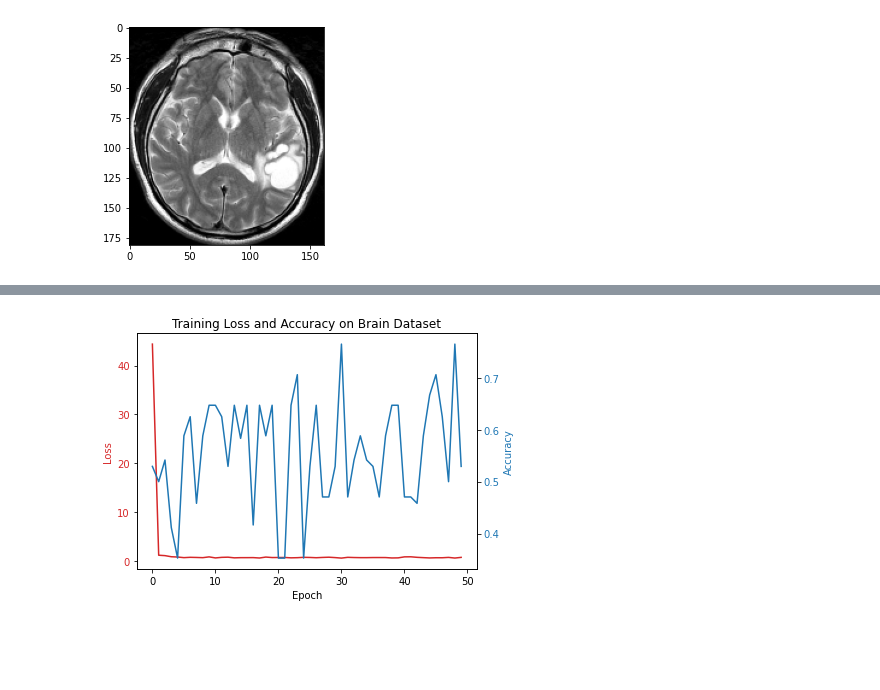
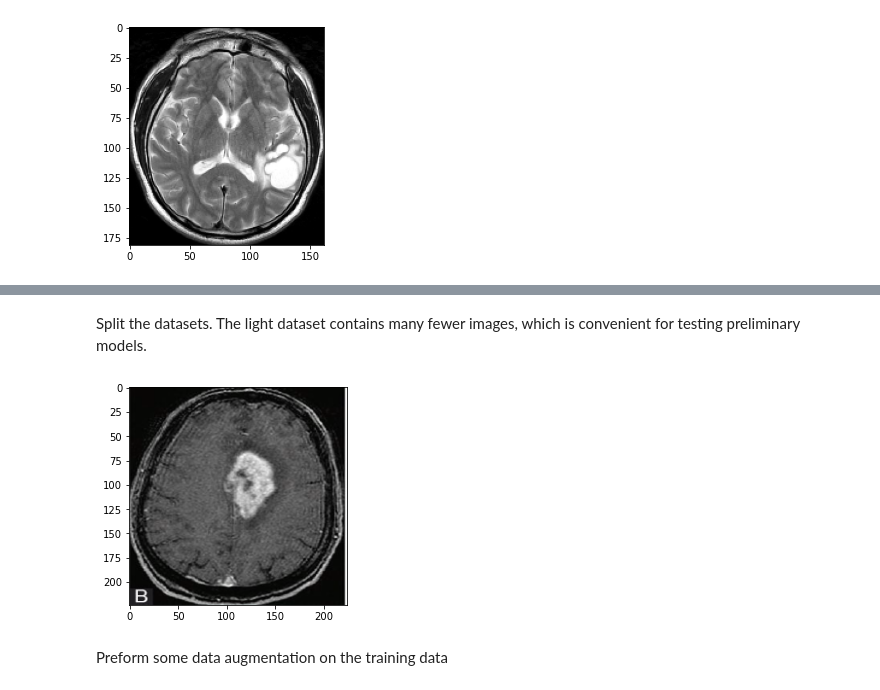
Before and after one commit to andrewharrop/Advanced-AI-Thesis, a Jupyter notebook: alt_main.ipynb, the cells around one changed output, grey strips where cells are left out. Cells and saved outputs as stored; diff of their text form; code cells hidden in the pictures; blank space fills up the shorter version.

```diff
--- a/alt_main.ipynb
+++ b/alt_main.ipynb
@@ -79,9 +83,11 @@ def crop_imgs(set_name, add_pixels_value=0):
 plot_image(dataset_1_tumor_images[4])
 dataset_1_tumor_images_proc = crop_imgs(dataset_1_tumor_images)
 dataset_1_normal_images_proc = crop_imgs(dataset_1_normal_images)
-dataset_2_tumor_image_proc = crop_imgs(dataset_2_tumor_images)
+dataset_2_tumor_images_proc = crop_imgs(dataset_2_tumor_images)
 dataset_2_normal_images_proc = crop_imgs(dataset_2_normal_images)
-plot_image(dataset_1_tumor_images_cropped[4])
+
+test_image = dataset_1_tumor_images_proc[4]
+plot_image(test_image)
 # %% [output]
 [figure]
 [figure]
@@ -99,3 +105,8 @@ def preprocess_imgs(set_name, img_size):
         )
         set_new.append(preprocess_input(img))
     return np.array(set_new)
+
+dataset_1_normal_images_proc = preprocess_imgs(dataset_1_normal_images_proc, (224, 224))
+dataset_1_tumor_images_proc = preprocess_imgs(dataset_1_tumor_images_proc, (224, 224))
+dataset_2_normal_images_proc = preprocess_imgs(dataset_2_normal_images_proc, (224, 224))
+dataset_2_tumor_images_proc = preprocess_imgs(dataset_2_tumor_images_proc, (224, 224))
@@ -146,4 +113,18 @@ Accuracy: 0.614035
-# %%
-plot_cnn_history(base_cnn_history)
-# %% [output]
-[figure, removed]
+# %% [markdown]
+Split the datasets. The light dataset contains many fewer images, which is convenient for testing preliminary models.
+# %%
+X, Y = multiple_dataset_conversion(yes = [dataset_1_normal_images_proc, dataset_2_normal_images_proc], no = [dataset_1_tumor_images_proc, dataset_2_tumor_images_proc])
+X_light, Y_light = multiple_dataset_conversion(yes = [dataset_1_normal_images], no = [dataset_1_tumor_images])
+# %%
+# Sp;it into train, test, and validation sets
+X_train, X_test, Y_train, Y_test = train_test_split(X, Y, test_size=0.2, random_state=42, stratify=Y)
+X_test, X_val, Y_test, Y_val = train_test_split(X_test, Y_test, test_size=0.5, random_state=42, stratify=Y_test)
+
+X_light_train, X_light_test, Y_light_train, Y_light_test = train_test_split(X_light, Y_light, test_size=0.2, random_state=42, stratify=Y_light)
+X_light_test, X_light_val, Y_light_test, Y_light_val = train_test_split(X_light_test, Y_light_test, test_size=0.5, random_state=42, stratify=Y_light_test)
+
+plot_image(X_light_train[0])
+# %% [output]
+[figure, added]
+# %% [markdown]
+Preform some data augmentation on the training data
```
Also changed, not shown: parts of 9 cells of this notebook, 1 other file.
